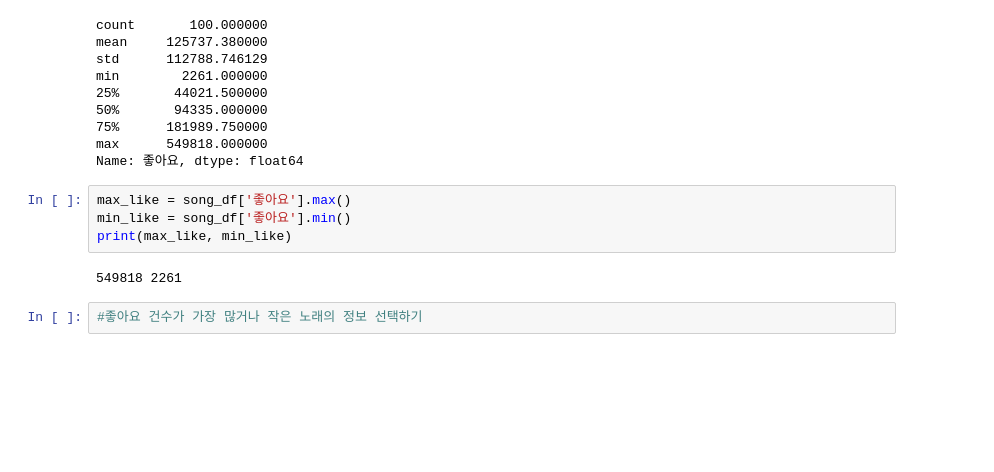
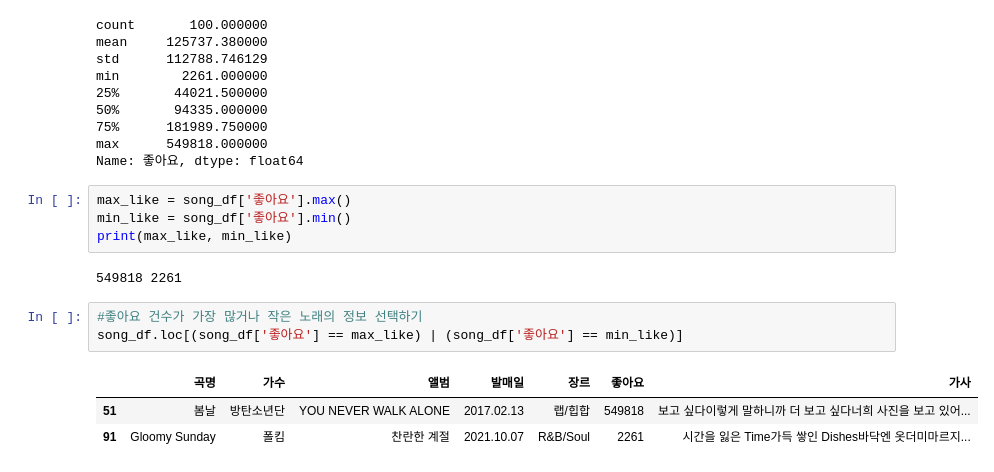
Before and after one commit to myvega2k/kosta_webscraping, a Jupyter notebook: 04.Melon100Chart 스크래핑.ipynb, the cells around one changed output. Saved outputs shown, nothing was run; the diff lists cells and outputs as text; blank space fills up the shorter version.

```diff
--- a/04.Melon100Chart 스크래핑.ipynb
+++ b/04.Melon100Chart 스크래핑.ipynb
@@ -444,3 +444,8 @@ print(max_like, min_like)
 549818 2261
 # %%
 #좋아요 건수가 가장 많거나 작은 노래의 정보 선택하기
+song_df.loc[(song_df['좋아요'] == max_like) | (song_df['좋아요'] == min_like)]
+# %% [output]
+|  | 곡명 | 가수 | 앨범 | 발매일 | 장르 | 좋아요 | 가사 |
+| 51 | 봄날 | 방탄소년단 | YOU NEVER WALK ALONE | 2017.02.13 | 랩/힙합 | 549818 | 보고 싶다이렇게 말하니까 더 보고 싶다너희 사진을 보고 있어... |
+| 91 | Gloomy Sunday | 폴킴 | 찬란한 계절 | 2021.10.07 | R&B/Soul | 2261 | 시간을 잃은 Time가득 쌓인 Dishes바닥엔 옷더미마르지... |
```
